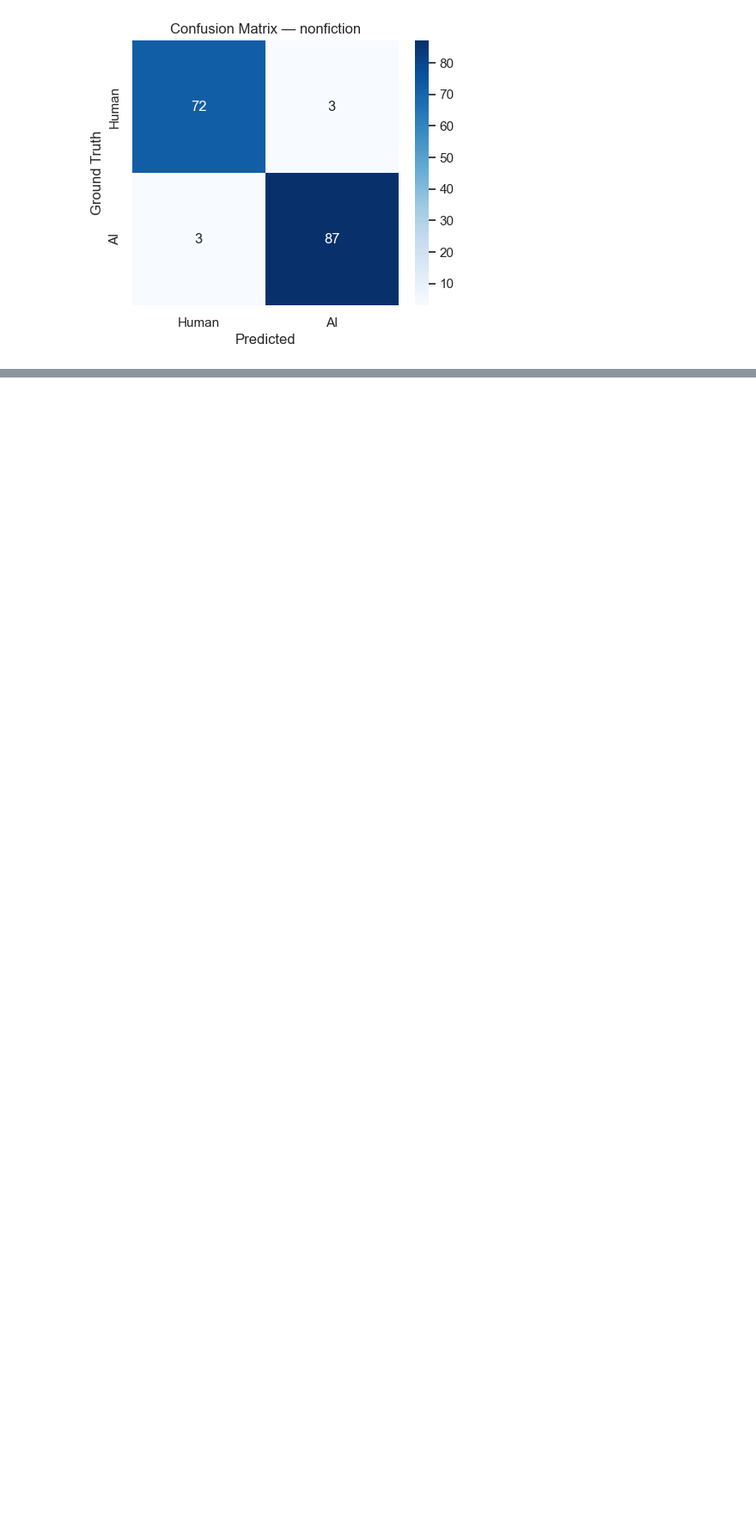
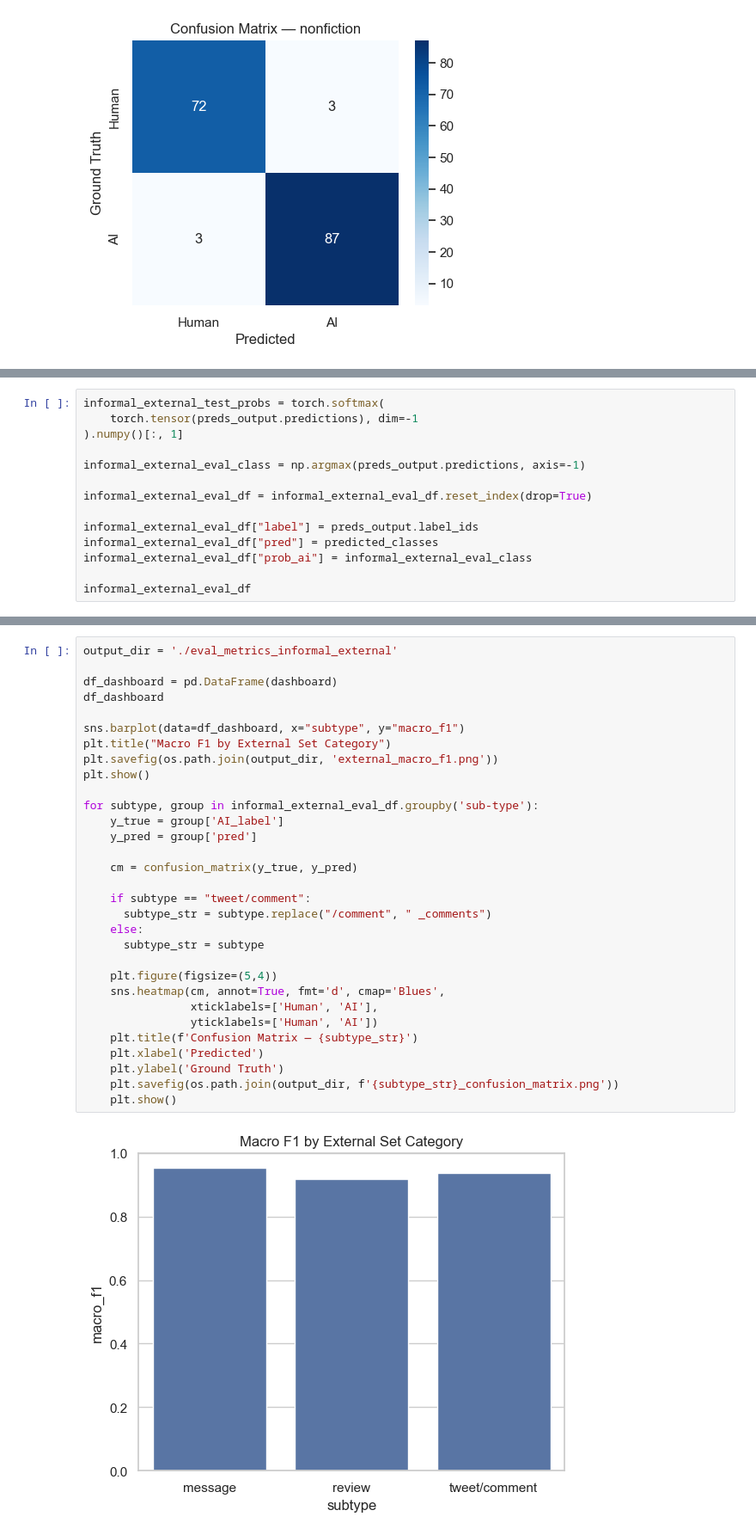
Before and after one commit to 4cekay/B101-Group2-NLP-Project, a Jupyter notebook: DetectorModel.ipynb, the cells around one changed output, grey strips where cells are left out. Shown at 86% size. Saved outputs shown, nothing was run; the diff lists cells and outputs as text; blank space fills up the shorter version.

```diff
--- a/DetectorModel.ipynb
+++ b/DetectorModel.ipynb
@@ -891,0 +1101,14 @@ for subtype, group in external_eval_df.groupby('sub-type'):
+# %%
+informal_external_test_probs = torch.softmax(
+    torch.tensor(preds_output.predictions), dim=-1
+).numpy()[:, 1]
+
+informal_external_eval_class = np.argmax(preds_output.predictions, axis=-1)
+
+informal_external_eval_df = informal_external_eval_df.reset_index(drop=True)
+
+informal_external_eval_df["label"] = preds_output.label_ids
+informal_external_eval_df["pred"] = predicted_classes
+informal_external_eval_df["prob_ai"] = informal_external_eval_class
+
+informal_external_eval_df
@@ -891,0 +1150,33 @@ for subtype, group in external_eval_df.groupby('sub-type'):
+# %%
+output_dir = './eval_metrics_informal_external'
+
+df_dashboard = pd.DataFrame(dashboard)
+df_dashboard
+
+sns.barplot(data=df_dashboard, x="subtype", y="macro_f1")
+plt.title("Macro F1 by External Set Category")
+plt.savefig(os.path.join(output_dir, 'external_macro_f1.png'))
+plt.show()
+
+for subtype, group in informal_external_eval_df.groupby('sub-type'):
+    y_true = group['AI_label']
+    y_pred = group['pred']
+
+    cm = confusion_matrix(y_true, y_pred)
+
+    if subtype == "tweet/comment":
+      subtype_str = subtype.replace("/comment", " _comments")
+    else:
+      subtype_str = subtype
+
+    plt.figure(figsize=(5,4))
+    sns.heatmap(cm, annot=True, fmt='d', cmap='Blues',
+                xticklabels=['Human', 'AI'],
+                yticklabels=['Human', 'AI'])
+    plt.title(f'Confusion Matrix — {subtype_str}')
+    plt.xlabel('Predicted')
+    plt.ylabel('Ground Truth')
+    plt.savefig(os.path.join(output_dir, f'{subtype_str}_confusion_matrix.png'))
+    plt.show()
+# %% [output]
+[figure, added]
```
Also changed, not shown: parts of 24 cells of this notebook.
